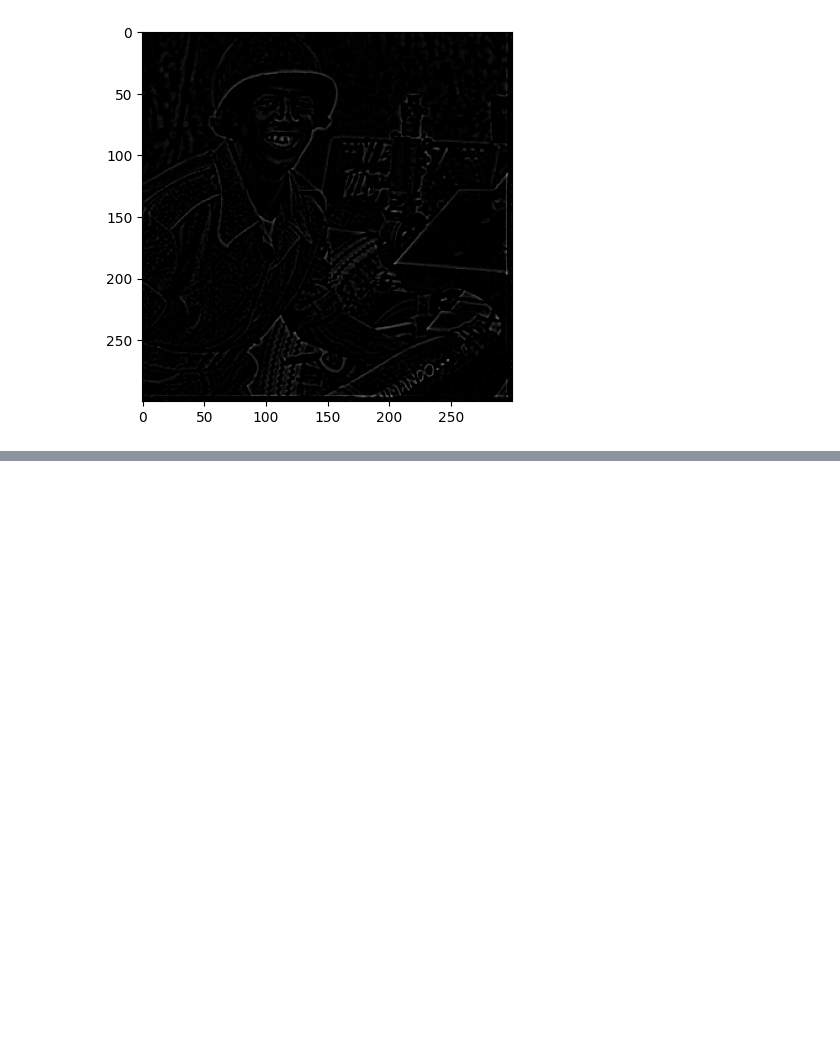
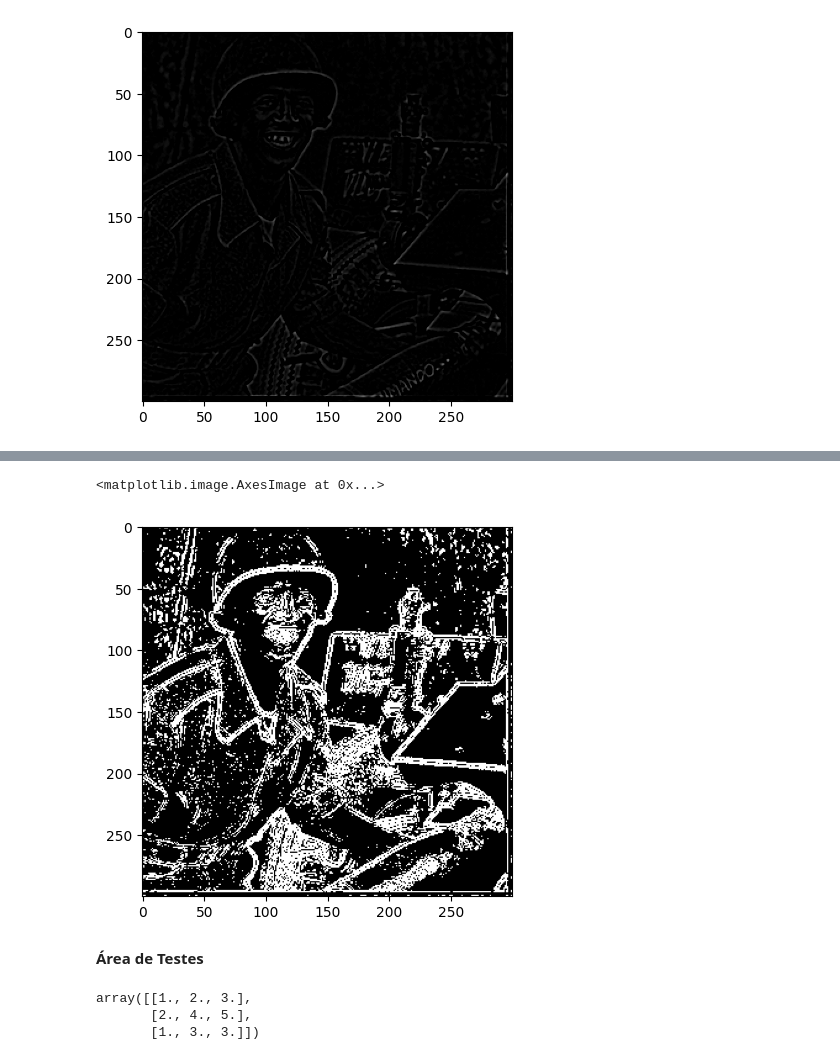
Before and after one commit to Dexduo/Metodos_Numericos_2, a Jupyter notebook: Tarefa_1-2/MN2_tarefa1_2.ipynb, the cells around one changed output, grey strips where cells are left out. Saved outputs shown, nothing was run; the diff lists cells and outputs as text; code cells hidden in the pictures; blank space fills up the shorter version.

```diff
--- a/Tarefa_1-2/MN2_tarefa1_2.ipynb
+++ b/Tarefa_1-2/MN2_tarefa1_2.ipynb
@@ -197,0 +221,27 @@ plt.imshow(img_laplace, cmap='gray', vmin=0, vmax=255)
+# %%
+img_laplace_filter = np.ndarray(shape=(300, 300), dtype=int)
+img_laplace_filter.fill(0)
+
+for line in range(0, img_laplace.shape[0]):
+  for column in range(0, img_laplace.shape[1]):
+    if (img_laplace[line][column] > 10 or img_laplace[line][column] < -10):
+      img_laplace_filter[line][column] = 255
+    else:
+      img_laplace_filter[line][column] = 0
+# %%
+plt.imshow(img_laplace_filter, cmap='gray', vmin=0, vmax=255)
+# %% [output]
+<matplotlib.image.AxesImage at 0x...>
+[figure, added]
+# %% [markdown]
+**Área de Testes**
+# %%
+teste_matrix = np.array([[1, 4, 9],
+                [4, 16, 25],
+                [1, 9, 9]])
+
+np.sqrt(teste_matrix)
+# %% [output]
+array([[1., 2., 3.],
+       [2., 4., 5.],
+       [1., 3., 3.]])
```
Also changed, not shown: parts of 4 cells of this notebook.
